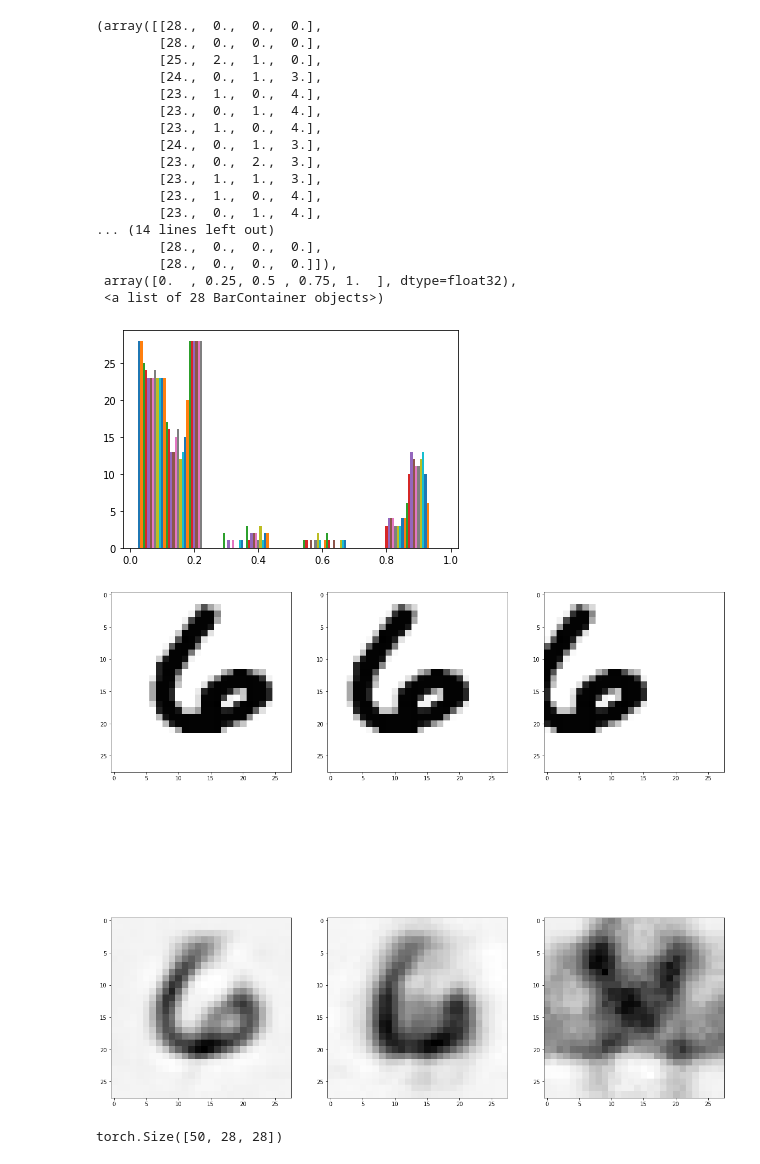
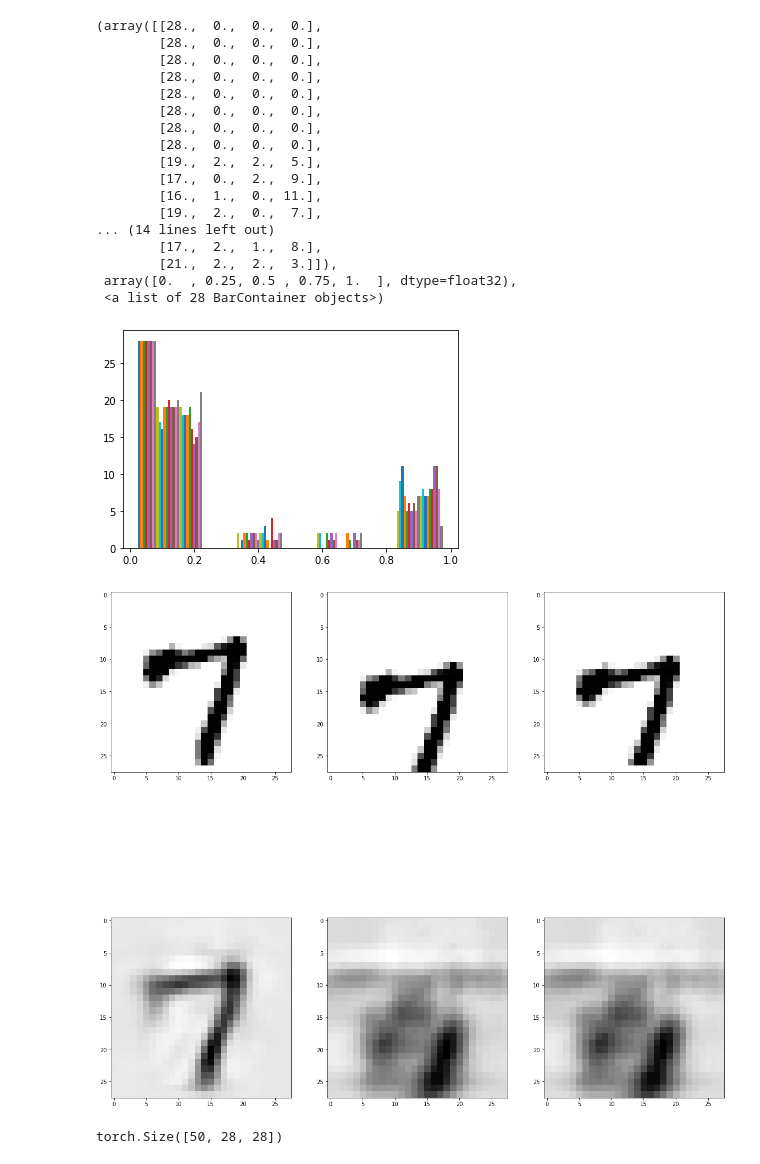
Before and after one commit to shazoop/form_motion_NN, a Jupyter notebook: FM_NN_experiment1.ipynb, the cells around one changed output. Cells and saved outputs as stored; diff of their text form; code cells hidden in the pictures.

```diff
--- a/FM_NN_experiment1.ipynb
+++ b/FM_NN_experiment1.ipynb
@@ -118,7 +118,7 @@ def train(print_interval, model, device, train_loader, optimizer, epoch, movie_l
     for epoch in range(epoch):
         for batch_idx, (data, target) in enumerate(train_loader):
             B = data.size(0)
-            if movie_len != 0:
+            if movie_len != 1:
                 if batch_idx % opt_interval == 0:
                     for param in model.parameters():
                         param.requires_grad = False
@@ -285,32 +274,32 @@ plt.hist(true_frames[ix,1], bins=4)
 # %% [output]
 (array([[28.,  0.,  0.,  0.],
         [28.,  0.,  0.,  0.],
-        [25.,  2.,  1.,  0.],
-        [24.,  0.,  1.,  3.],
-        [23.,  1.,  0.,  4.],
-        [23.,  0.,  1.,  4.],
-        [23.,  1.,  0.,  4.],
-        [24.,  0.,  1.,  3.],
-        [23.,  0.,  2.,  3.],
-        [23.,  1.,  1.,  3.],
-        [23.,  1.,  0.,  4.],
-        [23.,  0.,  1.,  4.],
+        [28.,  0.,  0.,  0.],
+        [28.,  0.,  0.,  0.],
+        [28.,  0.,  0.,  0.],
+        [28.,  0.,  0.,  0.],
+        [28.,  0.,  0.,  0.],
+        [28.,  0.,  0.,  0.],
+        [19.,  2.,  2.,  5.],
+        [17.,  0.,  2.,  9.],
+        [16.,  1.,  0., 11.],
+        [19.,  2.,  0.,  7.],
 ... (14 lines left out)
-        [28.,  0.,  0.,  0.],
-        [28.,  0.,  0.,  0.]]),
+        [17.,  2.,  1.,  8.],
+        [21.,  2.,  2.,  3.]]),
  array([0.  , 0.25, 0.5 , 0.75, 1.  ], dtype=float32),
  <a list of 28 BarContainer objects>)
-[figure, old version]
+[figure, new version]
 # %%
-ix = 0
+ix = 5
 fig = plt.figure(figsize=(20,20)) #image sequence from dataset
 for i in range(3):
         fig.add_subplot(2,3,i+1)
         plt.imshow(true_frames[ix,i],cmap = "Greys")
         fig.add_subplot(2,3,i+4)
         plt.imshow(out_frames[ix,i], cmap = 'Greys')
 # %% [output]
-[figure, old version]
+[figure, new version]
 # %%
 true_frames[:,0,:,:].shape
 # %% [output]
```
Also changed, not shown: parts of 2 cells of this notebook, 1 other file.
